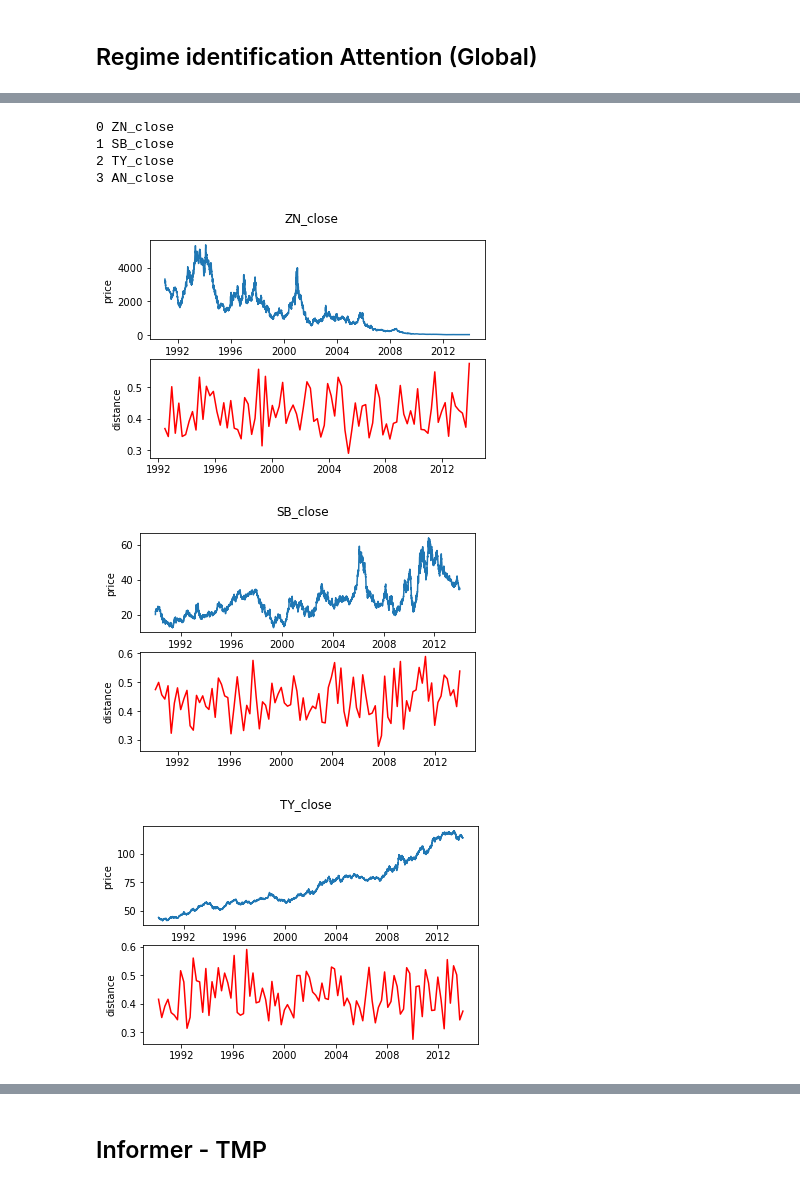
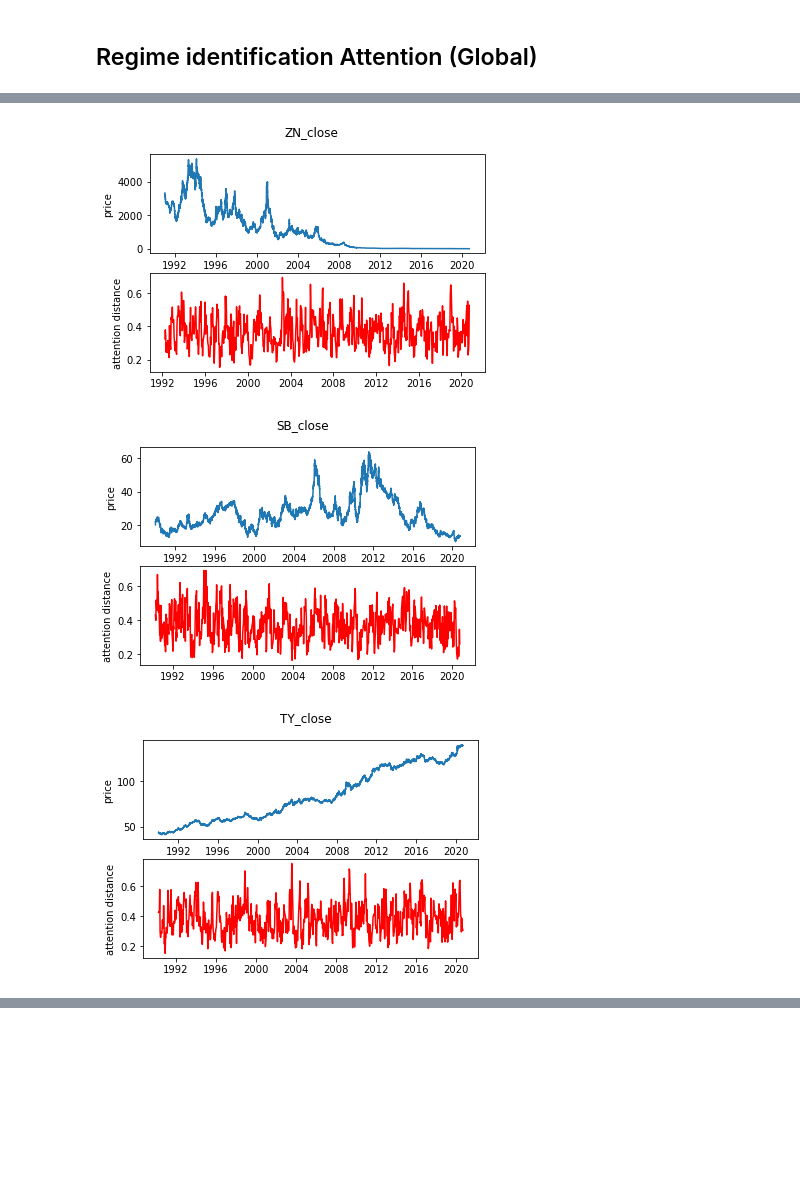
Before and after one commit to YanWanquan/oxthesis, a Jupyter notebook: visualize_attn.ipynb, the cells around one changed output, grey strips where cells are left out. Saved outputs shown, nothing was run; the diff lists cells and outputs as text; code cells hidden in the pictures; blank space fills up the shorter version.

```diff
--- a/visualize_attn.ipynb
+++ b/visualize_attn.ipynb
@@ -30,3 +7,7 @@ path = "/nfs/home/sveng/logs/random_sharpe_informer/08_06_2021_normal_emb/opt_a-
+# %%
+# conv_momentu
+## 2020
+path = "/nfs/home/sveng/logs/random_sharpe_conv_momentum/16_06_2021_emb/opt_a-conv_momentum_l-sharpe_ty-2020_bs-254_lr-0.01_pa-25_gn-0.001_wl-63_ws-63_nl-1_dh-80_dr-0.1_ue-1_dm-20_nh-2_attn-prob_embed-momentum_factor-5.p"
 # %%
 import numpy as np
 import pandas as pd
@@ -259,15 +136,0 @@ def calc_distance(p, q):
-# %%
-
-tmp = df_attn
-tmp = tmp.T
-tmp = tmp.reset_index(drop=False)
-tmp = tmp.groupby('level_1').mean() # average across instruments
-
-# calc distance per t ----
-tmp_avg = tmp.mean(axis=0)
-list = {}
-for i, date in enumerate(tmp.index):
-    # per t
-    list[date] = calc_distance(tmp.iloc[i,:], tmp_avg)
-
-plt.plot(list.keys(), list.values())
@@ -277,36 +231,22 @@ plt.plot(list.keys(), list.values())
 # %%
-# Single Instrument
-
-inst = 'ZN_close'
+# Per instrument: Plot shift in attention distribution over time
 
 def plot_attn_distance_per_inst(inst_label, base_df, df_attn):
     prs_inst = base_df[inst_label]['prs']
-    tmp_inst = df_attn[inst_label].T
-
-    dists = {}
-    for i, date in enumerate(tmp_inst.index):
-        # per t
-        dists[date] = calc_distance(tmp_inst.iloc[i,:], tmp_avg)
+    dist_inst = calculate_attn_dist_over_time(df_attn, inst=inst_label)
 
     fig, axes = plt.subplots(2,1)
     fig.suptitle(inst)
     axes[0].plot(prs_inst.index, prs_inst.values)
     axes[0].set_ylabel("price")
-    axes[1].plot(dists.keys(), dists.values(), color="red")
-    axes[1].set_ylabel("distance")
+    axes[1].plot(dist_inst.index, dist_inst.values, color="red")
+    axes[1].set_ylabel("attention distance")
 
+insts = ['ZN_close', 'SB_close', 'TY_close', 'AN_close']
 
-base_df = base_loader.df[DataTypes.TRAIN]
-base_df.columns
-insts = ['ZN_close', 'SB_close', 'TY_close', 'AN_close']
 for i, inst in enumerate(insts):
-    print(i, inst)
-    plot_attn_distance_per_inst(inst_label=inst, base_df=base_df, df_attn=df_attn)
+    plot_attn_distance_per_inst(inst_label=inst, base_df=base_loader.df[DataTypes.TRAIN], df_attn=global_attn_l1_h1)
 # %% [output]
-0 ZN_close
-1 SB_close
-2 TY_close
-3 AN_close
-[figure, old version]
+[figure, new version]
-[figure, old version]
+[figure, new version]
-[figure, old version]
+[figure, new version]
@@ -314,2 +253,0 @@ for i, inst in enumerate(insts):
-# %% [markdown]
-## Informer - TMP
```
Also changed, not shown: parts of 24 cells of this notebook, 6 other files.
